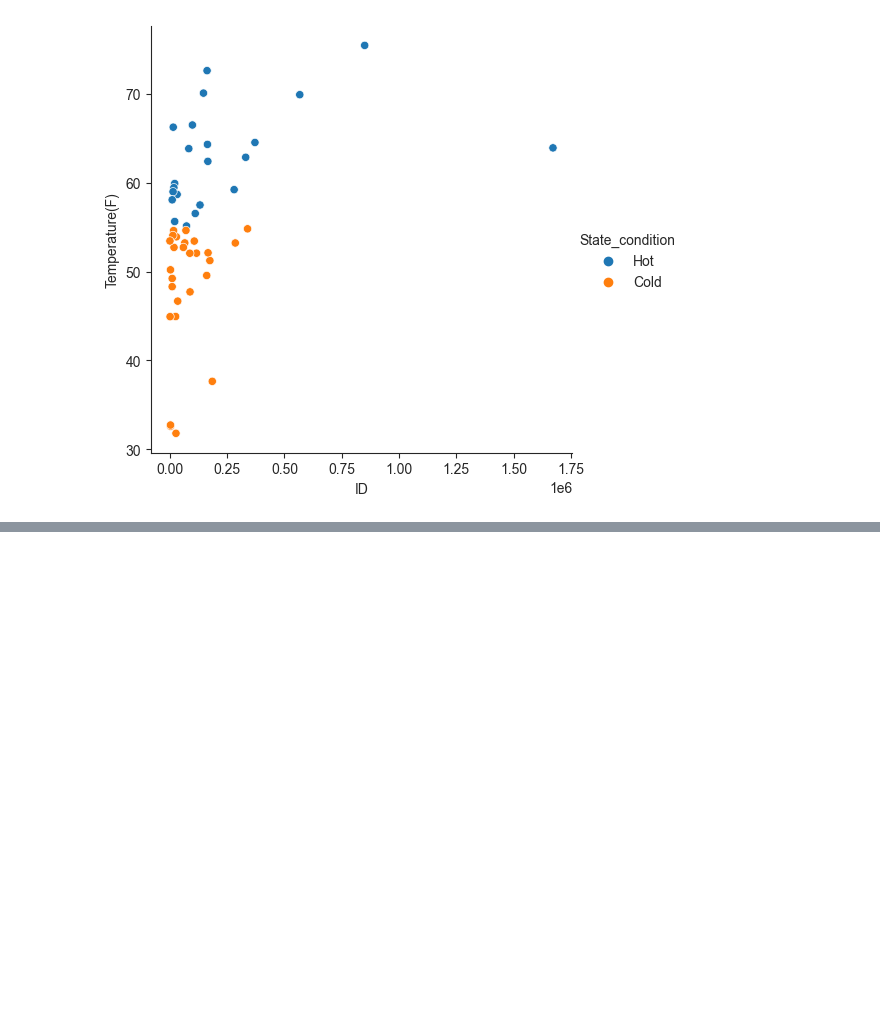
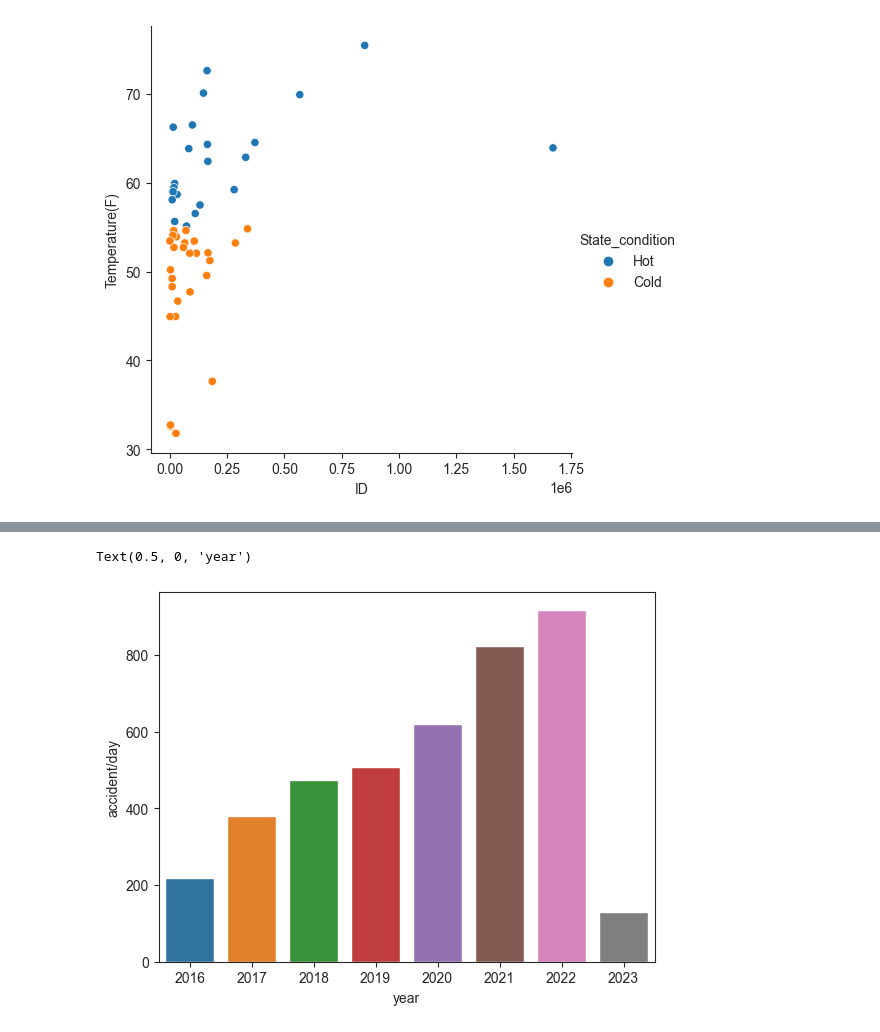
Before and after one commit to AbhirupB/Road-accidents-ML, a Jupyter notebook: EDA and training.ipynb, the cells around one changed output, grey strips where cells are left out. Saved outputs shown, nothing was run; the diff lists cells and outputs as text; code cells hidden in the pictures; blank space fills up the shorter version.

```diff
--- a/EDA and training.ipynb
+++ b/EDA and training.ipynb
@@ -602,0 +689,3 @@ sns.relplot(x='ID',y='Temperature(F)',hue='State_condition',data=final_table)
+# %%
+year_df = pd.DataFrame(df_copy.Start_Time.dt.year.value_counts()).reset_index().rename(columns={'index':'Year', 'Start_Time':'Cases'}).sort_values(by='Cases', ascending=True)
+year_df
@@ -602,0 +702,4 @@ sns.relplot(x='ID',y='Temperature(F)',hue='State_condition',data=final_table)
+# %%
+year_df['accident/day'] = round(year_df['count']/(5*365))
+year_df['accident/hour'] = round(year_df['count']/(5*365*24))
+year_df
@@ -602,0 +716,6 @@ sns.relplot(x='ID',y='Temperature(F)',hue='State_condition',data=final_table)
+# %%
+sns.barplot(y=year_df['accident/day'], x=year_df['Cases'])
+plt.xlabel("year")
+# %% [output]
+Text(0.5, 0, 'year')
+[figure, added]
```
Also changed, not shown: parts of 17 cells of this notebook.
